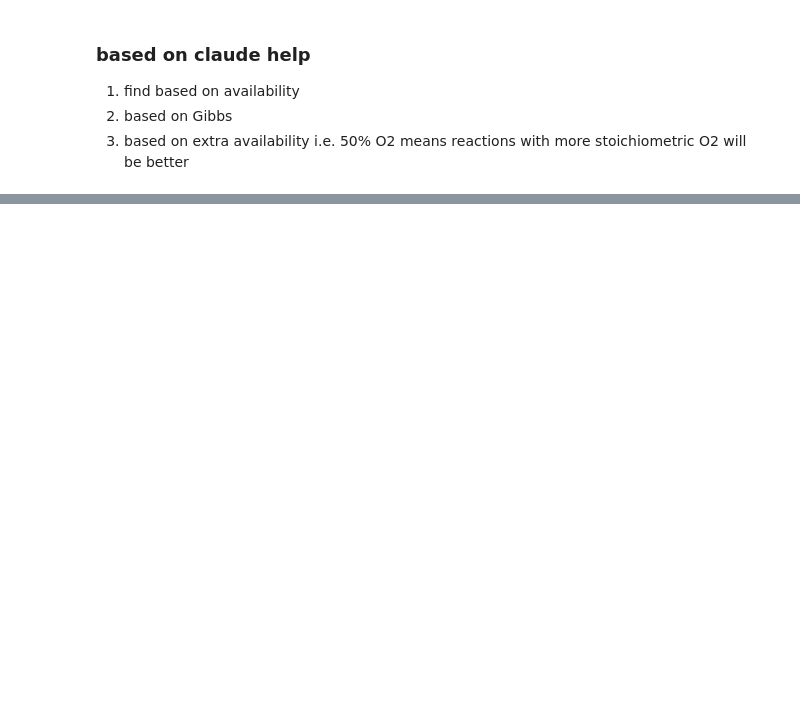
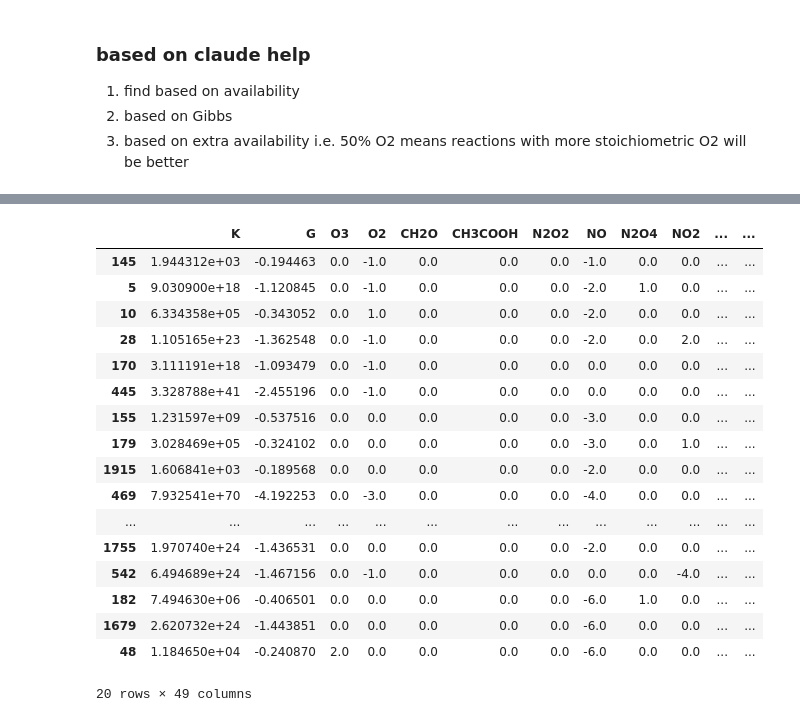
Before and after one commit to badw/arcs, a Jupyter notebook: examples/table_sandbox.ipynb, the cells around one changed output, grey strips where cells are left out. Cells and saved outputs as stored; diff of their text form; code cells hidden in the pictures; blank space fills up the shorter version.

```diff
--- a/examples/table_sandbox.ipynb
+++ b/examples/table_sandbox.ipynb
@@ -140 +147,80 @@ np.int64(3)
+# %%
+import numpy as np
+import pandas as pd
+
+
+def table_rank_reactions_2(_concentrations, refactored_dict):
+    concentrations = copy.deepcopy(_concentrations)
+    probabilities = {k: v / sum(concentrations.values())
+                     for k, v in concentrations.items()}
+
+    df = pd.DataFrame(refactored_df).T.fillna(0)
+
+    species = [c for c in df.columns if c not in ["G", "K"]]
+    avail = np.array([probabilities.get(s, 0.0) for s in species])
+    present = avail > 0
+
+    S     = df[species].to_numpy(float)
+    gibbs = df['G'].to_numpy(float)
+
+    reac = np.clip(-S, 0, None)
+    prod = np.clip( S, 0, None)
+
+    # --- Criterion 4: EVERY reactant must be present ---
+    reac_mask = reac > 0
+    have_all  = ((reac_mask & ~present).sum(axis=1) == 0) & reac_mask.any(axis=1)
+
+    # --- Criteria 2 & 3: reactant availability, weighted by stoichiometry ---
+    availability = reac @ avail
+
+    def minmax(x):
+        lo, hi = np.nanmin(x), np.nanmax(x)
+        return np.zeros_like(x) if hi == lo else (x - lo) / (hi - lo)
+
+    # --- Criterion 1: Gibbs (most negative -> best) ---
+    gibbs_term = 1 - minmax(gibbs)
+
+    # --- Criterion 5 (Occam): fewer/smaller coefficients -> simpler ---
+    complexity  = np.abs(S).sum(axis=1)      # total molecules, both sides
+    simple_term = 1 - minmax(np.log1p(complexity))   # log dampens huge outliers
+
+    w_gibbs, w_avail, w_simple = 0.25, 0.45, 0.30    # <- three-way priority knob
+    score = (w_gibbs * gibbs_term +
+             w_avail * minmax(availability) +
+             w_simple * simple_term)
+
+    def side(a):
+        return " + ".join(f"{v:g} {s}" for s, v in zip(species, a) if v > 0)
+    eqn = [f"{side(reac[i])} = {side(prod[i])}" for i in range(len(df))]
+
+    out = df.assign(reaction=eqn, availability=availability,
+                    complexity=complexity, score=score)
+    ranked = out.loc[have_all].sort_values('score', ascending=False)
+
+    assert ((reac[have_all] > 0) & ~present).sum() == 0, "infeasible reaction leaked into ranked!"
+
+    return ranked
+
+ranked = table_rank_reactions_2(updated_concs,refactor)
+
+ranked.head(20)
+# %% [output]
+|  | K | G | O3 | O2 | CH2O | CH3COOH | N2O2 | NO | N2O4 | NO2 | ... | ... |
+| 145 | 1.944312e+03 | -0.194463 | 0.0 | -1.0 | 0.0 | 0.0 | 0.0 | -1.0 | 0.0 | 0.0 | ... | ... |
+| 5 | 9.030900e+18 | -1.120845 | 0.0 | -1.0 | 0.0 | 0.0 | 0.0 | -2.0 | 1.0 | 0.0 | ... | ... |
+| 10 | 6.334358e+05 | -0.343052 | 0.0 | 1.0 | 0.0 | 0.0 | 0.0 | -2.0 | 0.0 | 0.0 | ... | ... |
+| 28 | 1.105165e+23 | -1.362548 | 0.0 | -1.0 | 0.0 | 0.0 | 0.0 | -2.0 | 0.0 | 2.0 | ... | ... |
+| 170 | 3.111191e+18 | -1.093479 | 0.0 | -1.0 | 0.0 | 0.0 | 0.0 | 0.0 | 0.0 | 0.0 | ... | ... |
+| 445 | 3.328788e+41 | -2.455196 | 0.0 | -1.0 | 0.0 | 0.0 | 0.0 | 0.0 | 0.0 | 0.0 | ... | ... |
+| 155 | 1.231597e+09 | -0.537516 | 0.0 | 0.0 | 0.0 | 0.0 | 0.0 | -3.0 | 0.0 | 0.0 | ... | ... |
+| 179 | 3.028469e+05 | -0.324102 | 0.0 | 0.0 | 0.0 | 0.0 | 0.0 | -3.0 | 0.0 | 1.0 | ... | ... |
+| 1915 | 1.606841e+03 | -0.189568 | 0.0 | 0.0 | 0.0 | 0.0 | 0.0 | -2.0 | 0.0 | 0.0 | ... | ... |
+| 469 | 7.932541e+70 | -4.192253 | 0.0 | -3.0 | 0.0 | 0.0 | 0.0 | -4.0 | 0.0 | 0.0 | ... | ... |
+| ... | ... | ... | ... | ... | ... | ... | ... | ... | ... | ... | ... | ... |
+| 1755 | 1.970740e+24 | -1.436531 | 0.0 | 0.0 | 0.0 | 0.0 | 0.0 | -2.0 | 0.0 | 0.0 | ... | ... |
+| 542 | 6.494689e+24 | -1.467156 | 0.0 | -1.0 | 0.0 | 0.0 | 0.0 | 0.0 | 0.0 | -4.0 | ... | ... |
+| 182 | 7.494630e+06 | -0.406501 | 0.0 | 0.0 | 0.0 | 0.0 | 0.0 | -6.0 | 1.0 | 0.0 | ... | ... |
+| 1679 | 2.620732e+24 | -1.443851 | 0.0 | 0.0 | 0.0 | 0.0 | 0.0 | -6.0 | 0.0 | 0.0 | ... | ... |
+| 48 | 1.184650e+04 | -0.240870 | 2.0 | 0.0 | 0.0 | 0.0 | 0.0 | -6.0 | 0.0 | 0.0 | ... | ... |
+20 rows × 49 columns
 # %% [markdown]
```
Also changed, not shown: parts of 19 cells of this notebook.
